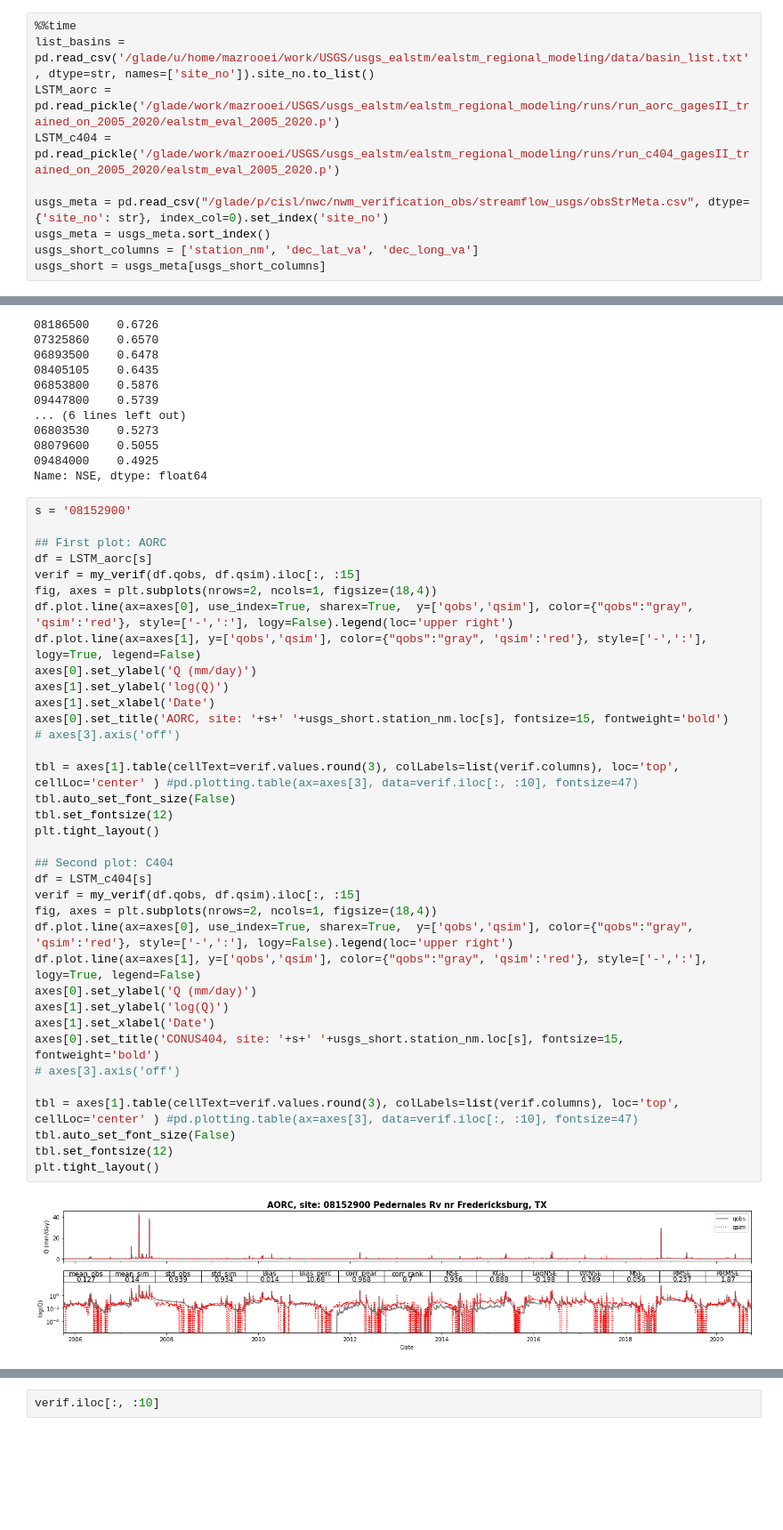
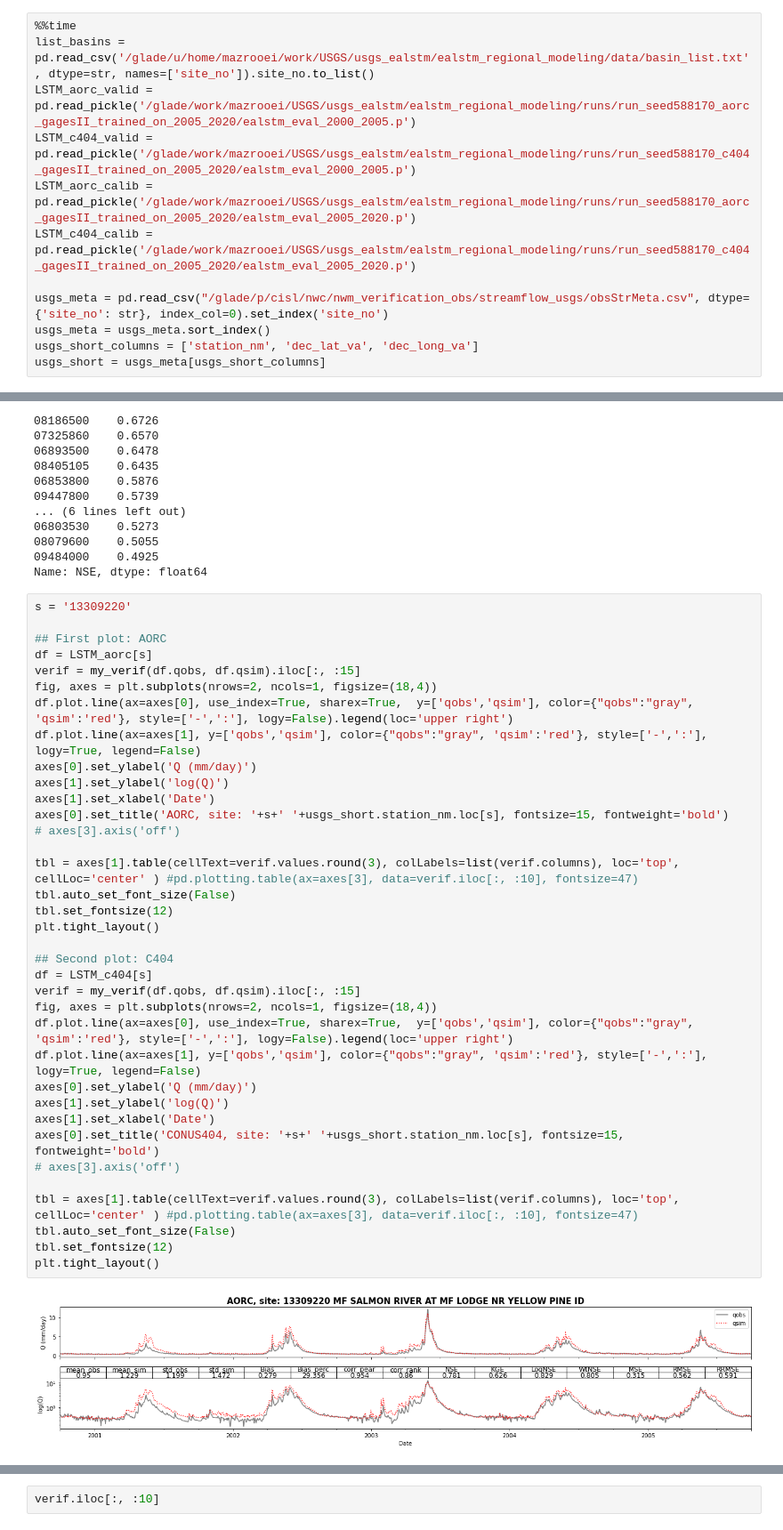
Before and after one commit to amazroo/ealstm_regional_modeling, a Jupyter notebook: notebooks/Evaluate_EALSTM.ipynb, the cells around one changed output, grey strips where cells are left out. Shown at 89% size. Saved outputs shown, nothing was run; the diff lists cells and outputs as text; blank space fills up the shorter version.

```diff
--- a/notebooks/Evaluate_EALSTM.ipynb
+++ b/notebooks/Evaluate_EALSTM.ipynb
@@ -24,8 +32,10 @@ extent_conus = [-122, -73, 22, 50]
 # %%
 %%time
 list_basins = pd.read_csv('/glade/u/home/mazrooei/work/USGS/usgs_ealstm/ealstm_regional_modeling/data/basin_list.txt', dtype=str, names=['site_no']).site_no.to_list()
-LSTM_aorc = pd.read_pickle('/glade/work/mazrooei/USGS/usgs_ealstm/ealstm_regional_modeling/runs/run_aorc_gagesII_trained_on_2005_2020/ealstm_eval_2005_2020.p')
-LSTM_c404 = pd.read_pickle('/glade/work/mazrooei/USGS/usgs_ealstm/ealstm_regional_modeling/runs/run_c404_gagesII_trained_on_2005_2020/ealstm_eval_2005_2020.p')
+LSTM_aorc_valid = pd.read_pickle('/glade/work/mazrooei/USGS/usgs_ealstm/ealstm_regional_modeling/runs/run_seed588170_aorc_gagesII_trained_on_2005_2020/ealstm_eval_2000_2005.p')
+LSTM_c404_valid = pd.read_pickle('/glade/work/mazrooei/USGS/usgs_ealstm/ealstm_regional_modeling/runs/run_seed588170_c404_gagesII_trained_on_2005_2020/ealstm_eval_2000_2005.p')
+LSTM_aorc_calib = pd.read_pickle('/glade/work/mazrooei/USGS/usgs_ealstm/ealstm_regional_modeling/runs/run_seed588170_aorc_gagesII_trained_on_2005_2020/ealstm_eval_2005_2020.p')
+LSTM_c404_calib = pd.read_pickle('/glade/work/mazrooei/USGS/usgs_ealstm/ealstm_regional_modeling/runs/run_seed588170_c404_gagesII_trained_on_2005_2020/ealstm_eval_2005_2020.p')
 
 usgs_meta = pd.read_csv("/glade/p/cisl/nwc/nwm_verification_obs/streamflow_usgs/obsStrMeta.csv", dtype={'site_no': str}, index_col=0).set_index('site_no')
 usgs_meta = usgs_meta.sort_index()
@@ -331,7 +407,7 @@ site_no
 09484000    0.4925
 Name: NSE, dtype: float64
 # %%
-s = '08152900'
+s = '13309220'
 
 ## First plot: AORC
 df = LSTM_aorc[s]
@@ -340,31 +416,31 @@ fig, axes = plt.subplots(nrows=2, ncols=1, figsize=(18,4))
 df.plot.line(ax=axes[0], use_index=True, sharex=True,  y=['qobs','qsim'], color={"qobs":"gray", 'qsim':'red'}, style=['-',':'], logy=False).legend(loc='upper right')
 df.plot.line(ax=axes[1], y=['qobs','qsim'], color={"qobs":"gray", 'qsim':'red'}, style=['-',':'], logy=True, legend=False)
 axes[0].set_ylabel('Q (mm/day)')
 axes[1].set_ylabel('log(Q)')
 axes[1].set_xlabel('Date')
 axes[0].set_title('AORC, site: '+s+' '+usgs_short.station_nm.loc[s], fontsize=15, fontweight='bold')
 # axes[3].axis('off')
 
 tbl = axes[1].table(cellText=verif.values.round(3), colLabels=list(verif.columns), loc='top', cellLoc='center' ) #pd.plotting.table(ax=axes[3], data=verif.iloc[:, :10], fontsize=47)
 tbl.auto_set_font_size(False)
 tbl.set_fontsize(12)
 plt.tight_layout()
 
 ## Second plot: C404
 df = LSTM_c404[s]
 verif = my_verif(df.qobs, df.qsim).iloc[:, :15]
 fig, axes = plt.subplots(nrows=2, ncols=1, figsize=(18,4))
 df.plot.line(ax=axes[0], use_index=True, sharex=True,  y=['qobs','qsim'], color={"qobs":"gray", 'qsim':'red'}, style=['-',':'], logy=False).legend(loc='upper right')
 df.plot.line(ax=axes[1], y=['qobs','qsim'], color={"qobs":"gray", 'qsim':'red'}, style=['-',':'], logy=True, legend=False)
 axes[0].set_ylabel('Q (mm/day)')
 axes[1].set_ylabel('log(Q)')
 axes[1].set_xlabel('Date')
 axes[0].set_title('CONUS404, site: '+s+' '+usgs_short.station_nm.loc[s], fontsize=15, fontweight='bold')
 # axes[3].axis('off')
 
 tbl = axes[1].table(cellText=verif.values.round(3), colLabels=list(verif.columns), loc='top', cellLoc='center' ) #pd.plotting.table(ax=axes[3], data=verif.iloc[:, :10], fontsize=47)
 tbl.auto_set_font_size(False)
 tbl.set_fontsize(12)
 plt.tight_layout()
 # %% [output]
-[figure, old version]
+[figure, new version]
```
Also changed, not shown: parts of 5 cells of this notebook, 6 other files.
